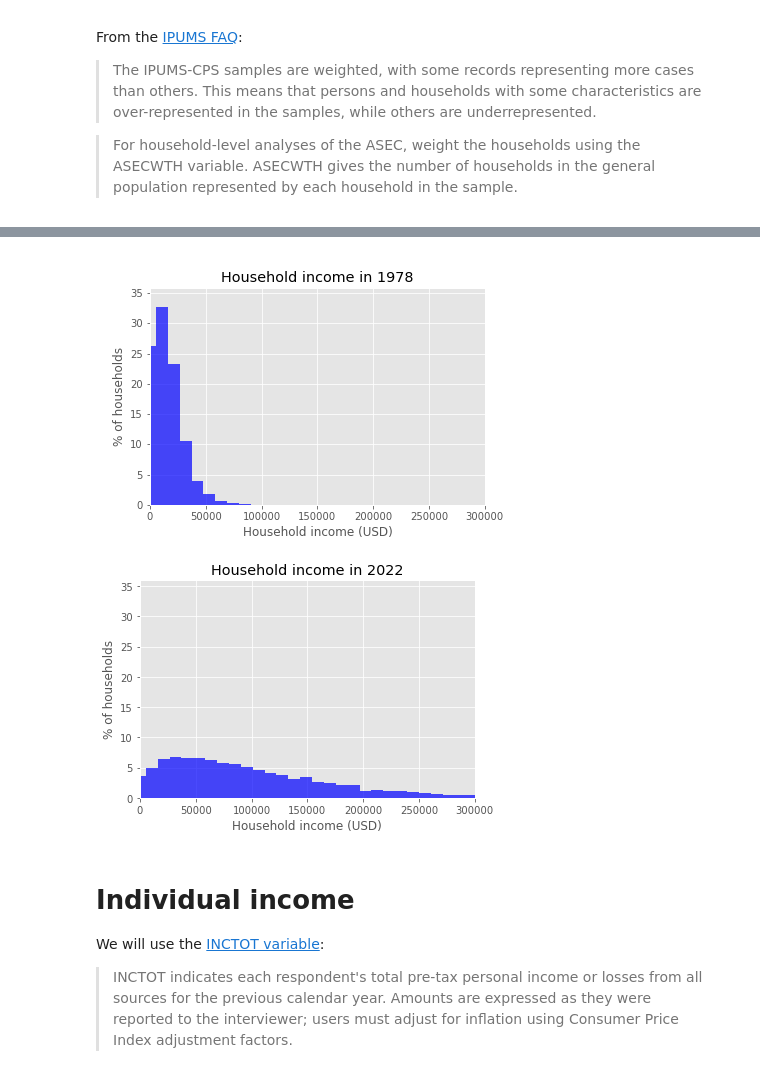
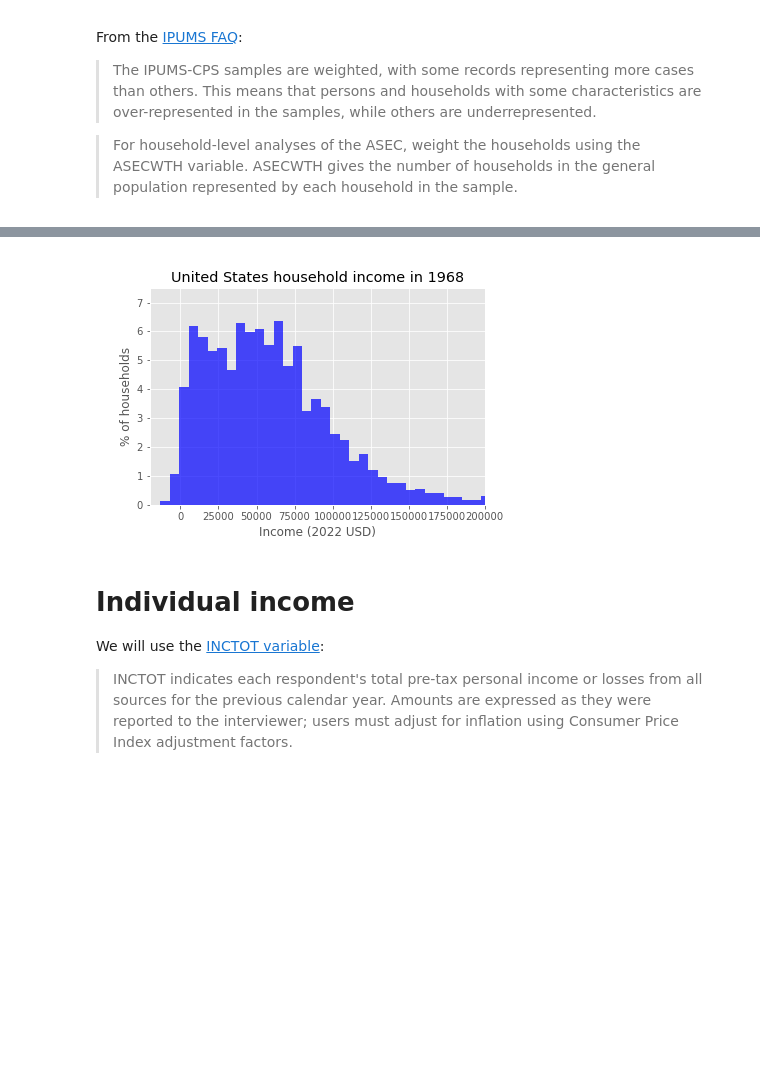
Before and after one commit to hamishhuggard/us-income-visualisations, a Jupyter notebook: ipums/cross-sectional/create-animations.ipynb, the cells around one changed output, grey strips where cells are left out. Cells and saved outputs as stored; diff of their text form; code cells hidden in the pictures; blank space fills up the shorter version.

Commit message:
Fixing histograms

```diff
--- a/ipums/cross-sectional/create-animations.ipynb
+++ b/ipums/cross-sectional/create-animations.ipynb
@@ -85,0 +102,3 @@ data
+# %%
+data['HHINCOME'] = data['HHINCOME'].replace([99999999], np.nan)
+data['INCTOT'] = data['INCTOT'].replace([999999999,999999998], np.nan)
@@ -360,5 +379,3 @@ From the [IPUMS FAQ](https://cps.ipums.org/cps-action/faq#ques7):
 > The IPUMS-CPS samples are weighted, with some records representing more cases than others. This means that persons and households with some characteristics are over-represented in the samples, while others are underrepresented.
 
 > For household-level analyses of the ASEC, weight the households using the ASECWTH variable. ASECWTH gives the number of households in the general population represented by each household in the sample.
-# %%
-household_data = data.loc[data['PERNUM'] == 1]
@@ -365,16 +398,20 @@ household_data = data.loc[data['PERNUM'] == 1]
 # %%
 create_income_animation(
     household_data,
-    'HHINCOME_2',
-    'YEAR_1',
-    truncate=500000,
-    x_lim=(0, 300000),
+    'HHINCOME22',
+    'YEAR',
+    max_income=300000,
+    min_income=-10000,
+    x_lim=(-20000, 200000),
+    title="United States household income",
+    xlabel="Income (2022 USD)",
+    ylabel="% of households",
+    weights_col='ASECWTH',
     save_as='animations/household_income.gif'
 )
 Image(filename='animations/household_income.gif')
 # %% [output]
-[figure, old version]
+[figure, new version]
-[figure, removed]
 # %% [markdown]
 # Individual income
 
```
Also changed, not shown: parts of 27 cells of this notebook.
